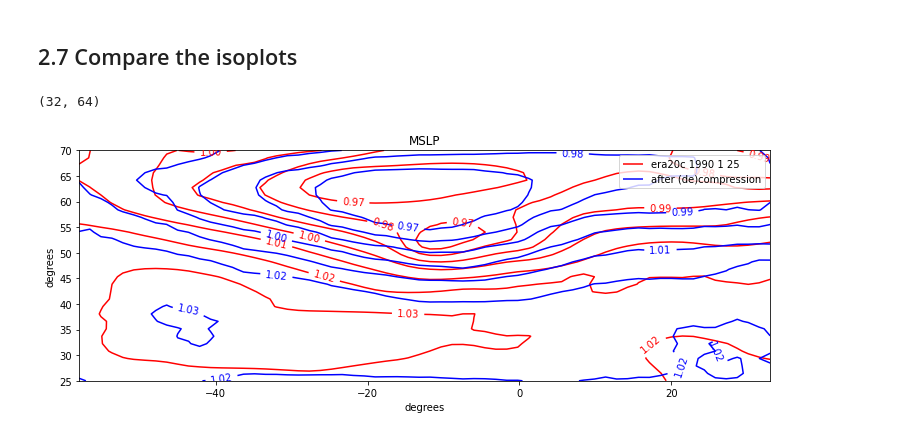
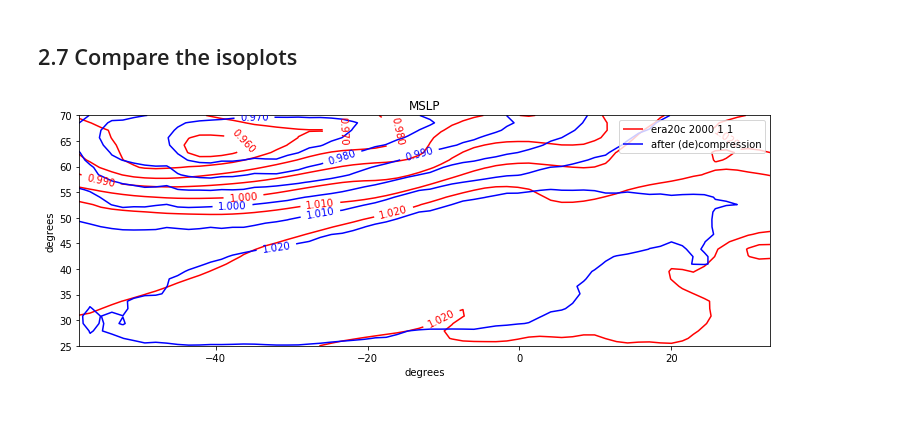
Before and after one commit to gdepaepe/autoencoder, a Jupyter notebook: 2_train_autoencoder.ipynb, the cells around one changed output. Drawn from its saved outputs; the diff is of its cells as text; code cells hidden in the pictures.

Commit message:
feat: compare input/output added

```diff
--- a/2_train_autoencoder.ipynb
+++ b/2_train_autoencoder.ipynb
@@ -125,24 +127,20 @@ Test loss: 0.000786717573646456
 # %% [markdown]
 ## 2.7 Compare the isoplots
 # %%
-#date = "1976 8 1"
-#date = "2000 1 1"
-date = "1990 1 25"
+# set date "%Y %-m %-d"
+date = "2000 1 1"
 
+# load data
 autoencoder = load_model("data/autoencoder.h5")
 x = np.load(file)
 dates = np.load("data/dates.npy")
 zone = np.load("data/zone.npy")
 scale = np.load("data/scale.npy")
 date_index = np.where(dates == date)
-x_in = data[date_index]
-print(x_in[0,:,:,0].shape)
+x_in = x[date_index]
 
-# predict
-x_predict = autoencoder.predict(x_in)
-
-# plot
-isoplot(x_in[0,:,:,0],x_predict[0,:,:,0],"era20c "+date,"after (de)compression",zone,scale[0],scale[0])
+# compare output with input
+x_out = autoencoder.predict(x_in)
+isoplot(x_in[0,:,:,0],x_out[0,:,:,0],"era20c "+date,"after (de)compression",zone,scale[0])
 # %% [output]
-(32, 64)
-[figure, old version]
+[figure, new version]
```
Also changed, not shown: parts of 3 cells of this notebook.
